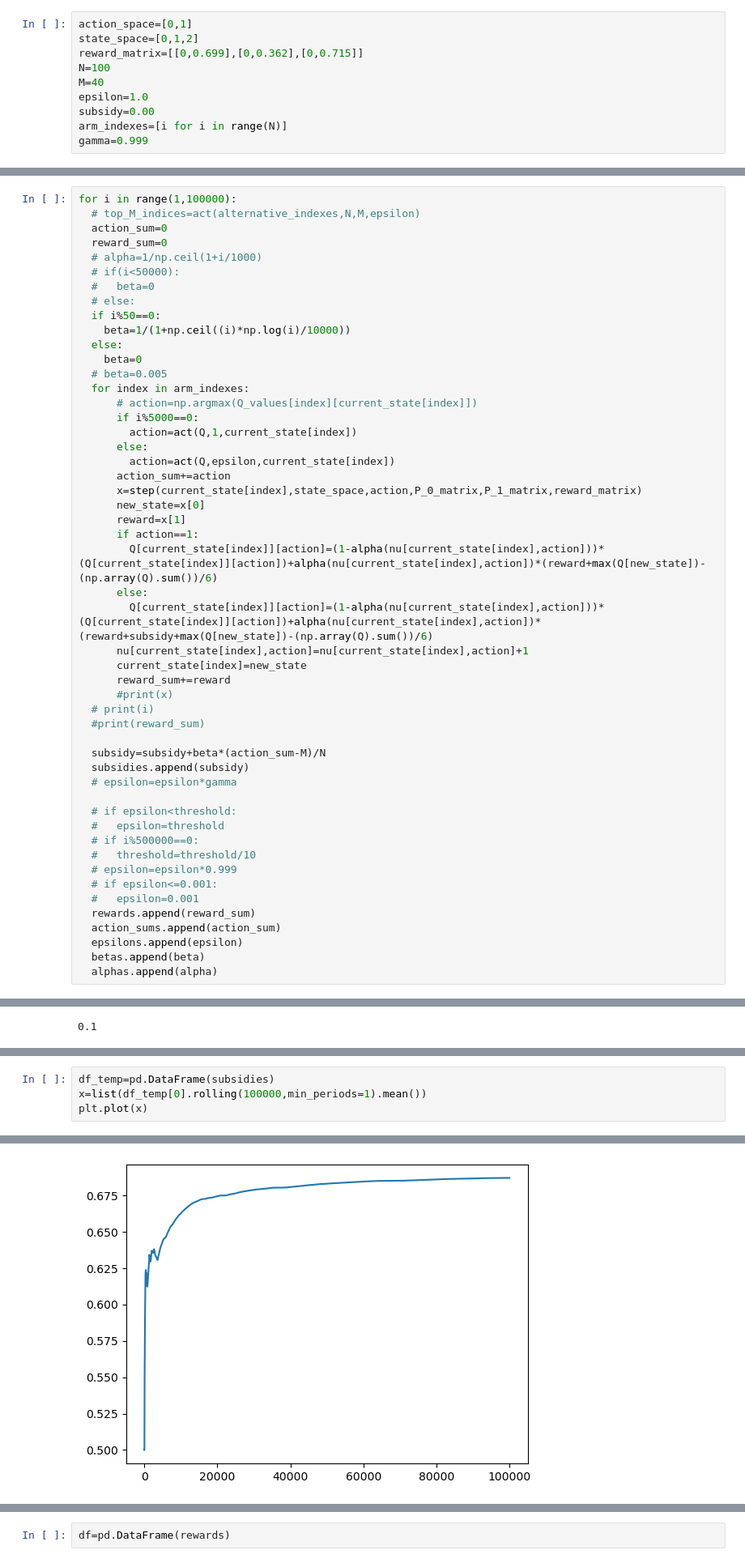
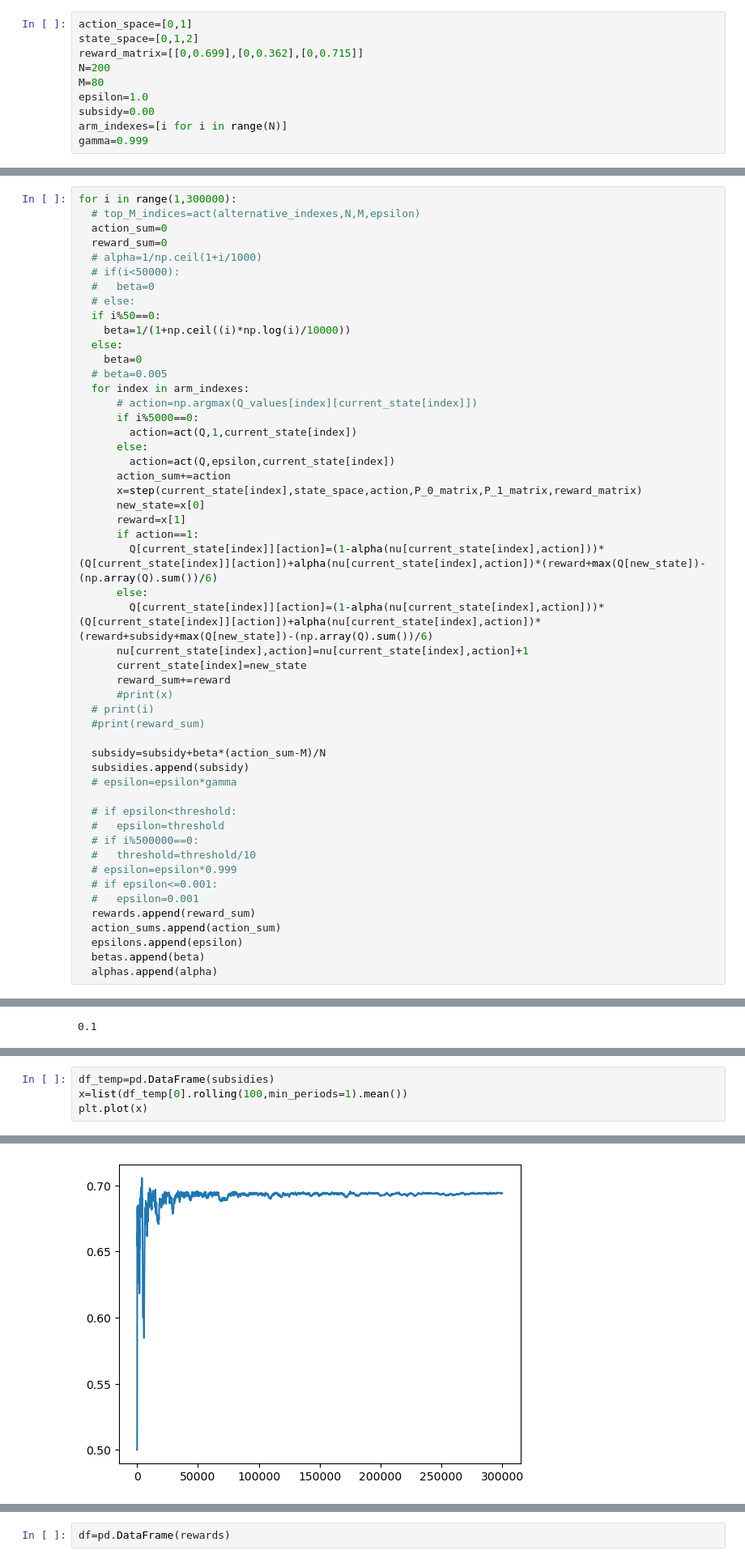
Before and after one commit to shahpratik02/Alternative-Index-Policy, a Jupyter notebook: non_whittle_indexable/BTP_non_whittle_indexable_A.ipynb, the cells around one changed output, grey strips where cells are left out. Shown: that part at 81% size. Cells and saved outputs as stored; diff of their text form.

```diff
--- a/non_whittle_indexable/BTP_non_whittle_indexable_A.ipynb
+++ b/non_whittle_indexable/BTP_non_whittle_indexable_A.ipynb
@@ -30,8 +30,8 @@ array([[0.718, 0.254, 0.028],
 action_space=[0,1]
 state_space=[0,1,2]
 reward_matrix=[[0,0.699],[0,0.362],[0,0.715]]
-N=100
-M=40
+N=200
+M=80
 epsilon=1.0
 subsidy=0.00
 arm_indexes=[i for i in range(N)]
@@ -81,7 +81,7 @@ epsilons=[]
 threshold=0.1
 subsidy=0.5
 # %%
-for i in range(1,100000):
+for i in range(1,300000):
   # top_M_indices=act(alternative_indexes,N,M,epsilon)
   action_sum=0
   reward_sum=0
@@ -159,10 +159,10 @@ plt.plot(betas)
 # %%
 df_temp=pd.DataFrame(subsidies)
-x=list(df_temp[0].rolling(100000,min_periods=1).mean())
+x=list(df_temp[0].rolling(100,min_periods=1).mean())
 plt.plot(x)
 # %% [output]
 [<matplotlib.lines.Line2D at 0x...>]
-[figure, old version]
+[figure, new version]
 # %%
 x[-1]
 # %% [output]
```
Also changed, not shown: parts of 9 cells of this notebook, 10 other files.
